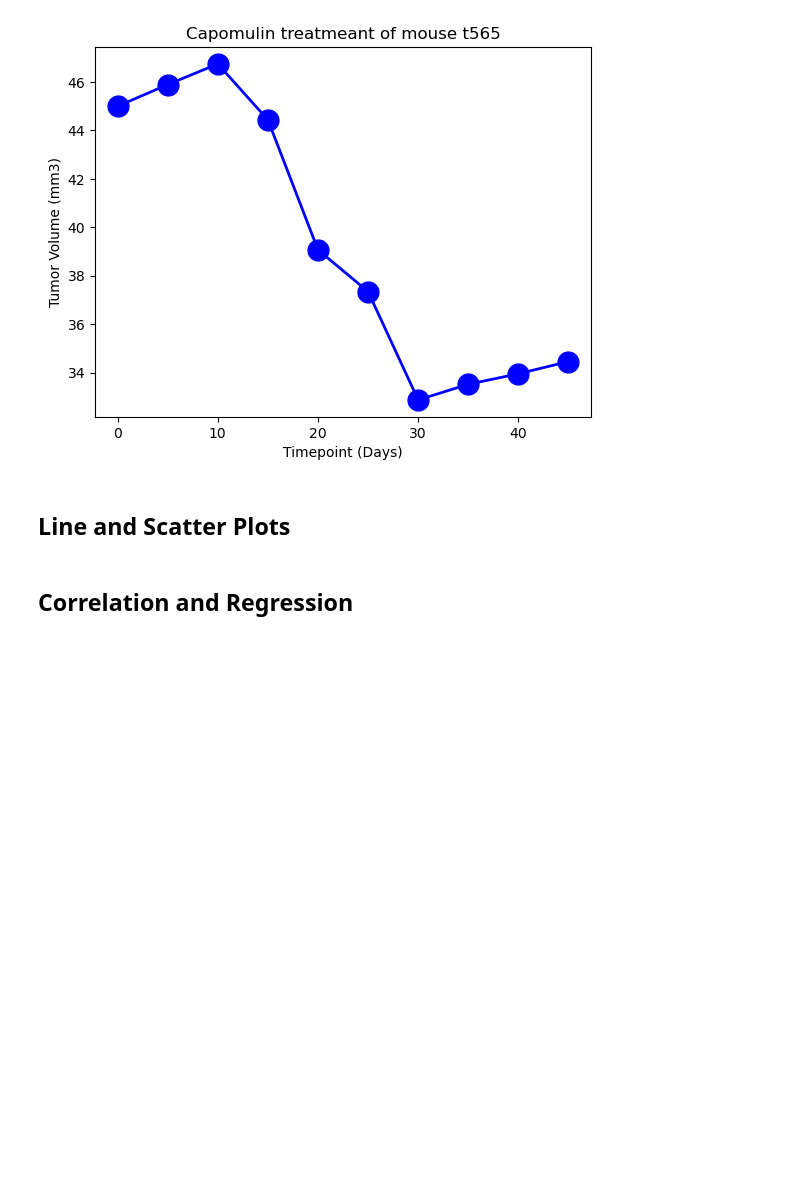
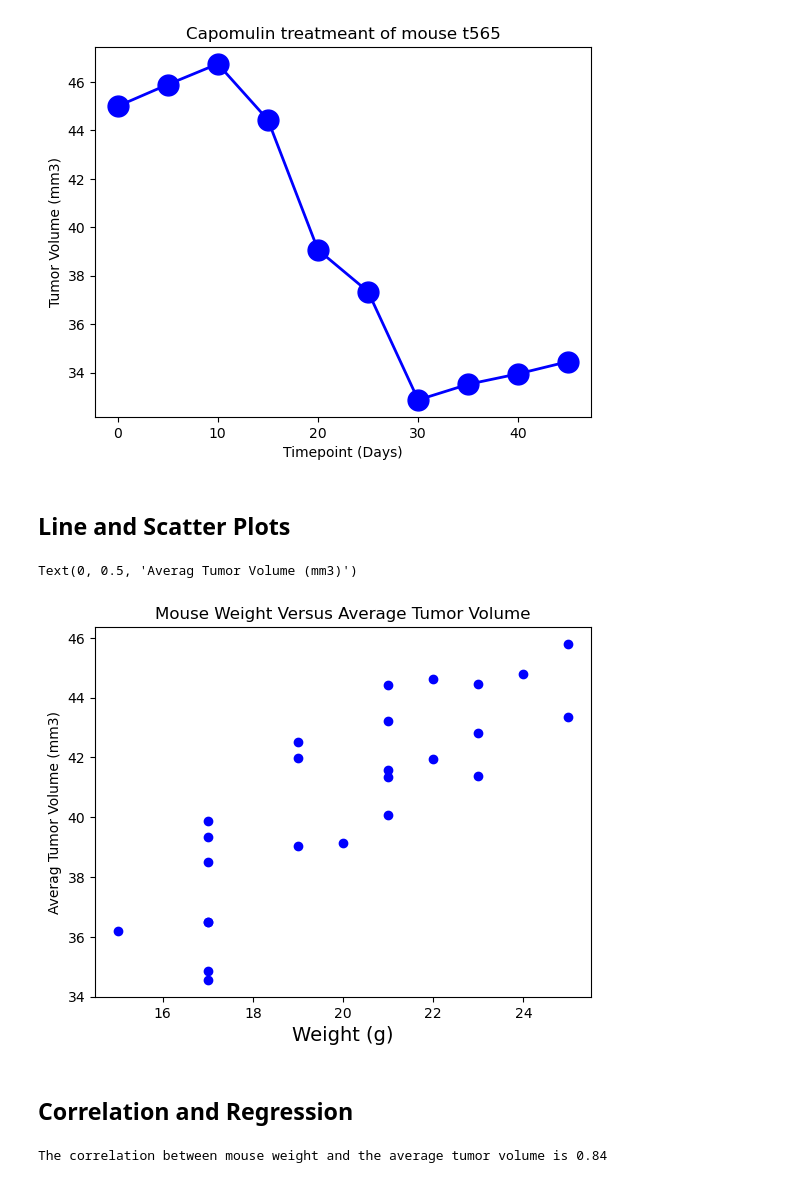
Before and after one commit to MaddiJ/Matplotlib, a Jupyter notebook: Module5/module_5_starter_code/Starter_Code/Pymaceuticals/pymaceuticals_starter.ipynb, the cells around one changed output. Drawn from its saved outputs; the diff is of its cells as text; code cells hidden in the pictures; blank space fills up the shorter version.

Commit message:
Finishing and cleaning

```diff
--- a/Module5/module_5_starter_code/Starter_Code/Pymaceuticals/pymaceuticals_starter.ipynb
+++ b/Module5/module_5_starter_code/Starter_Code/Pymaceuticals/pymaceuticals_starter.ipynb
@@ -314,2 +304,8 @@ Values above 87.66645829999999 could be outliers.
+# %%
+Capomulin_df = clean_df.loc[clean_df['Drug Regimen'] == 'Capomulin',:]
+Ramicane_df = clean_df.loc[clean_df['Drug Regimen'] == 'Ramicane', :]
+Infubinol_df = clean_df.loc[clean_df['Drug Regimen'] == 'Infubinol', :]
+Ceftamin_df = clean_df.loc[clean_df['Drug Regimen'] == 'Ceftamin', :]
+drug_list = ["Capomulin", "Ramicane", "Infubinol", "Ceftamin"]
 # %%
 # Generate a box plot that shows the distrubution of the tumor volume for each treatment group.
@@ -352,5 +347,22 @@ Text(0, 0.5, 'Tumor Volume (mm3)')
+# %%
+# Generate a line plot of tumor volume vs. time point for a mouse treated with Capomulin
+
+fig1, ax1 = plt.subplots()
+avg_cap_vol =Capomulin_df.groupby(['Mouse ID']).mean()
+
+marker_size=15
+plt.scatter(avg_cap_vol['Weight (g)'],avg_cap_vol['Tumor Volume (mm3)'], color="blue")
+plt.title('Mouse Weight Versus Average Tumor Volume')
+plt.xlabel('Weight (g)',fontsize =14)
+plt.ylabel('Averag Tumor Volume (mm3)')
+# %% [output]
+Text(0, 0.5, 'Averag Tumor Volume (mm3)')
+[figure, added]
 # %% [markdown]
 ## Correlation and Regression
 # %%
 # Calculate the correlation coefficient and linear regression model
-# for mouse weight and average tumor volume for the Capomulin regimen
+correlation = st.pearsonr(avg_cap_vol['Weight (g)'],avg_cap_vol['Tumor Volume (mm3)'])
+print(f"The correlation between mouse weight and the average tumor volume is {round(correlation[0],2)}")
+# %% [output]
+The correlation between mouse weight and the average tumor volume is 0.84
```
Also changed, not shown: parts of 8 cells of this notebook.
